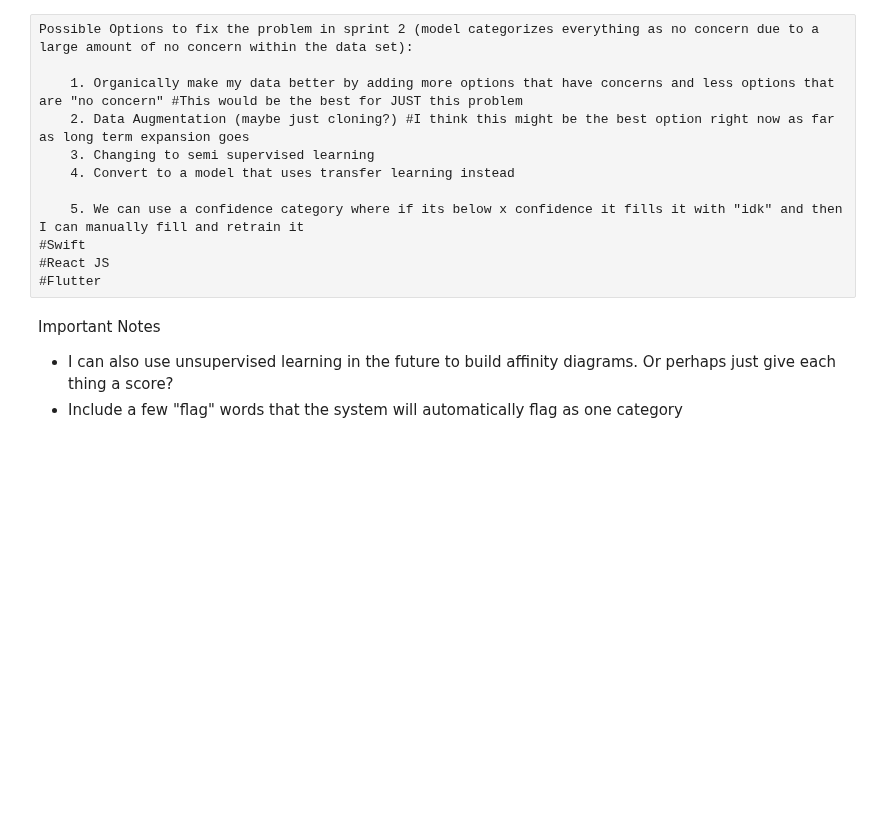
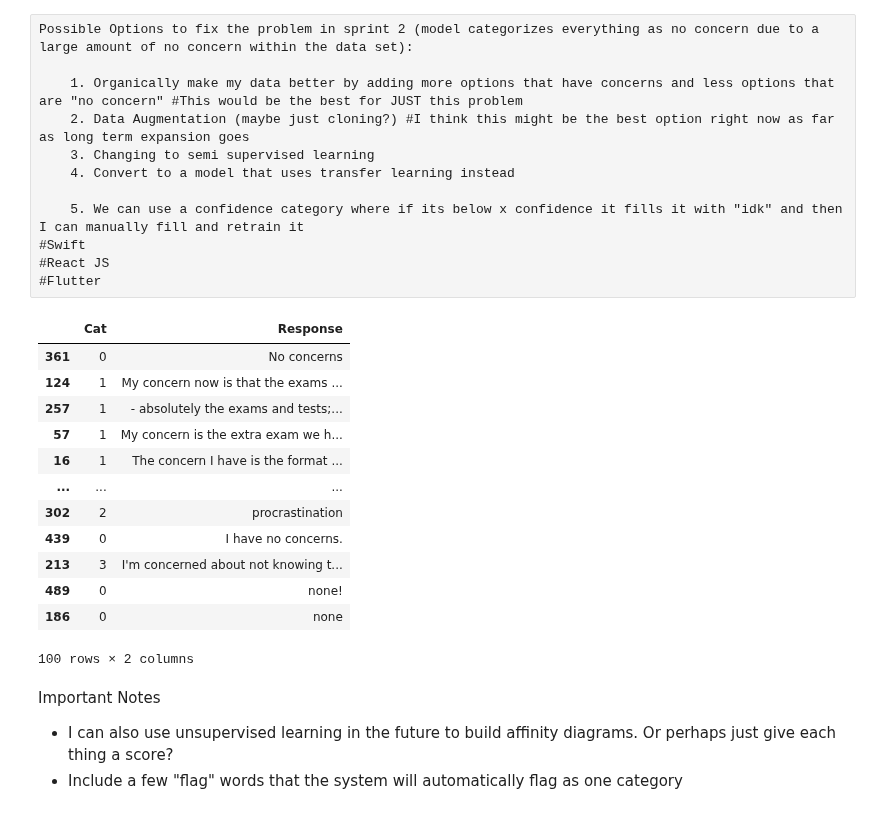
Before and after one commit to RudimentaryChef/FRED_NLP, a Jupyter notebook: NLP_Courses.ipynb, the cells around one changed output. Drawn from its saved outputs; the diff is of its cells as text; code cells hidden in the pictures; blank space fills up the shorter version.

```diff
--- a/NLP_Courses.ipynb
+++ b/NLP_Courses.ipynb
@@ -35,7 +35,7 @@ from keras.models import Sequential
 from keras.layers import Dense, Activation, Flatten
 from googletrans import Translator
 import openai
-
+#Add a chat gpt back translate
 def back_translate(text, from_lang,to_lang, times):
     orignal = text
     try:
@@ -53,6 +53,8 @@ def back_translate(text, from_lang,to_lang, times):
 #Make sure that you are mapping correctly
 data_file_path = '/Users/adi/Desktop/RandomCode/Confidential/RealData.xlsx'
 response_file = pd.read_excel(data_file_path)
+
+
 concerns = response_file["concerns"].fillna("NONE").values.tolist()
 concernCat = response_file["concerns category"].fillna("NONE").values.tolist()
 
@@ -79,40 +81,54 @@ df_filtered['Response'].value_counts()
 #Resets the index (important)
 df_filtered = df_filtered.reset_index(drop=True)
 
+df_filtered.sample(100)
 listy = df_filtered['Cat'].value_counts()
 list(listy)
 curr_max = max(listy)
-listy
 
 #I can do a while loop of while pd.unique_count max != pd.unique_count min
 df_filtered
 def dataEqualize(df_filtered, languages):
     listy = df_filtered['Cat'].value_counts()
 
 
     list(listy)
     curr_max = max(listy)
     listy
 
     df_augmented = df_filtered
 
     for i in range(0,len(listy),1):
 
         matchingRows = df_filtered[df_filtered["Cat"] == i]
         while(listy[i] < curr_max):
             listy[i] = listy[i] + 1
             randomRow = matchingRows.sample(1)
 
             randomResponse = randomRow.iloc[0]['Response']
             randomResponse = back_translate(randomResponse, "English",random.choice(languages),2)
 
             new_row = {"Cat" : i, "Response": randomResponse}
             #Adds new to to the end
             df_augmented.loc[len(df_augmented)] = new_row
     df_augmented.to_excel("Augmented.xlsx")
 
 
 dataEqualize(df_filtered, ["Spanish","Latin", "German", "Italian","Afrikaans"])
+# %% [output]
+|  | Cat | Response |
+| 361 | 0 | No concerns |
+| 124 | 1 | My concern now is that the exams ... |
+| 257 | 1 | - absolutely the exams and tests;... |
+| 57 | 1 | My concern is the extra exam we h... |
+| 16 | 1 | The concern I have is the format ... |
+| ... | ... | ... |
+| 302 | 2 | procrastination |
+| 439 | 0 | I have no concerns. |
+| 213 | 3 | I'm concerned about not knowing t... |
+| 489 | 0 | none! |
+| 186 | 0 | none |
+100 rows × 2 columns
 # %% [markdown]
 Important Notes
 - I can also use unsupervised learning in the future to build affinity diagrams. Or perhaps just give each thing a score?
```
Also changed, not shown: parts of 2 cells of this notebook, 1 other file.
